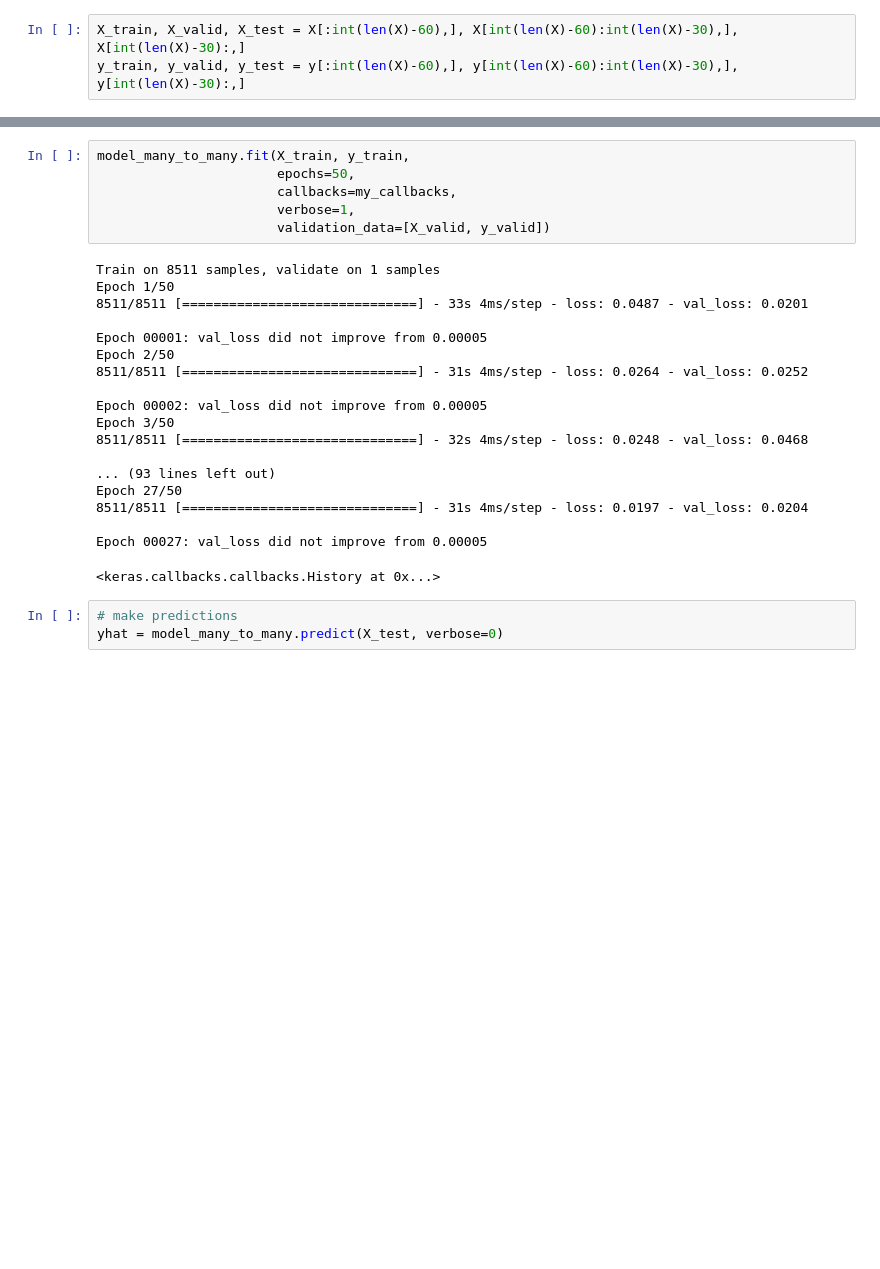
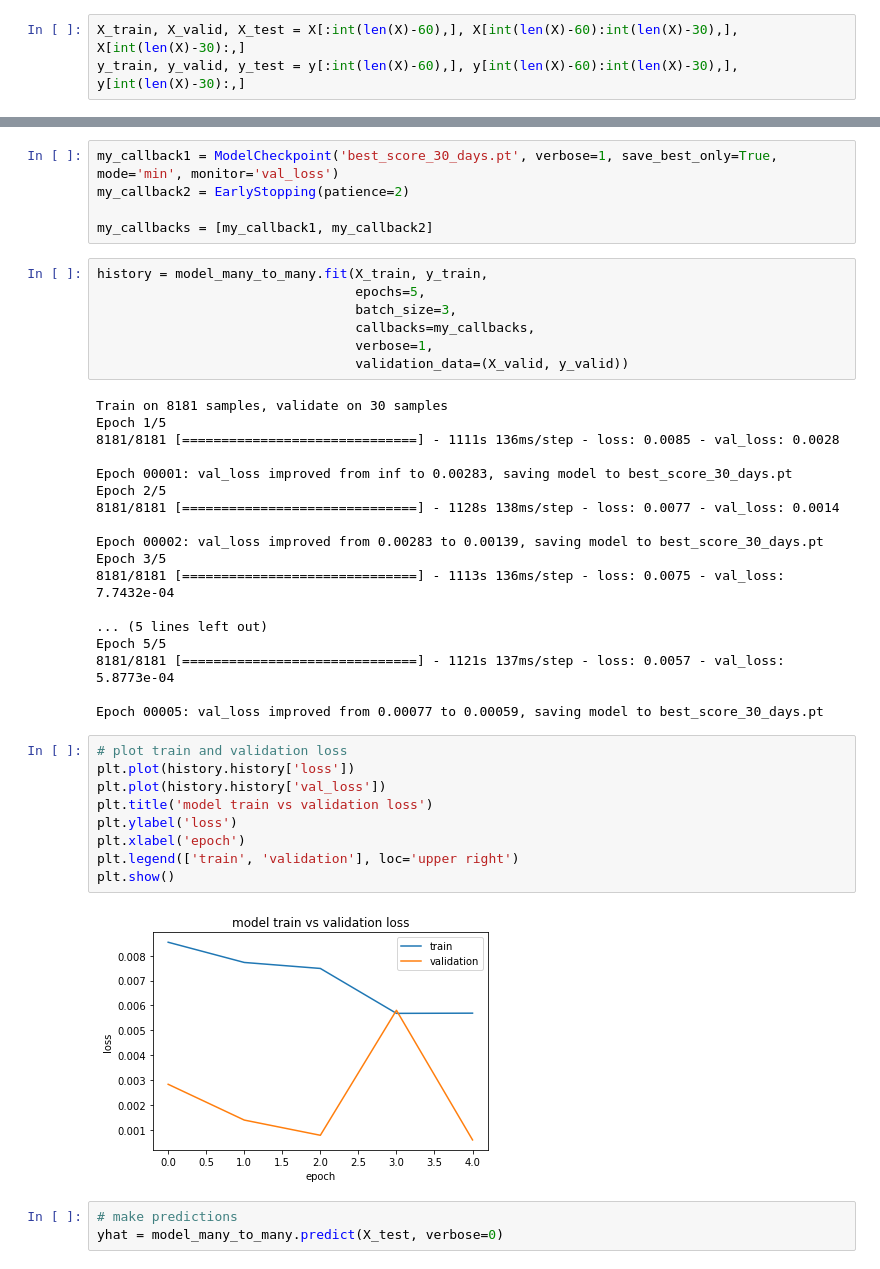
Before and after one commit to gjurcin/MacedoniaStockMarket, a Jupyter notebook: 30_days_prediction/mse_prediction_RNN_gjurcin.ipynb, the cells around one changed output, grey strips where cells are left out. Saved outputs shown, nothing was run; the diff lists cells and outputs as text; blank space fills up the shorter version.

```diff
--- a/30_days_prediction/mse_prediction_RNN_gjurcin.ipynb
+++ b/30_days_prediction/mse_prediction_RNN_gjurcin.ipynb
@@ -313,31 +340,47 @@ Trainable params: 121,301
 Non-trainable params: 0
 _________________________________________________________________
 None
+# %%
+my_callback1 = ModelCheckpoint('best_score_30_days.pt', verbose=1, save_best_only=True, mode='min', monitor='val_loss')
+my_callback2 = EarlyStopping(patience=2)
+
+my_callbacks = [my_callback1, my_callback2]
 # %%
-model_many_to_many.fit(X_train, y_train,
-                       epochs=50,
-                       callbacks=my_callbacks,
-                       verbose=1,
-                       validation_data=[X_valid, y_valid])
+history = model_many_to_many.fit(X_train, y_train,
+                                 epochs=5,
+                                 batch_size=3,
+                                 callbacks=my_callbacks,
+                                 verbose=1,
+                                 validation_data=(X_valid, y_valid))
 # %% [output]
-Train on 8511 samples, validate on 1 samples
-Epoch 1/50
-8511/8511 [==============================] - 33s 4ms/step - loss: 0.0487 - val_loss: 0.0201
+Train on 8181 samples, validate on 30 samples
+Epoch 1/5
+8181/8181 [==============================] - 1111s 136ms/step - loss: 0.0085 - val_loss: 0.0028
 
-Epoch 00001: val_loss did not improve from 0.00005
-Epoch 2/50
-8511/8511 [==============================] - 31s 4ms/step - loss: 0.0264 - val_loss: 0.0252
+Epoch 00001: val_loss improved from inf to 0.00283, saving model to best_score_30_days.pt
+Epoch 2/5
+8181/8181 [==============================] - 1128s 138ms/step - loss: 0.0077 - val_loss: 0.0014
 
-Epoch 00002: val_loss did not improve from 0.00005
-Epoch 3/50
-8511/8511 [==============================] - 32s 4ms/step - loss: 0.0248 - val_loss: 0.0468
+Epoch 00002: val_loss improved from 0.00283 to 0.00139, saving model to best_score_30_days.pt
+Epoch 3/5
+8181/8181 [==============================] - 1113s 136ms/step - loss: 0.0075 - val_loss: 7.7432e-04
 
-... (93 lines left out)
-Epoch 27/50
-8511/8511 [==============================] - 31s 4ms/step - loss: 0.0197 - val_loss: 0.0204
+... (5 lines left out)
+Epoch 5/5
+8181/8181 [==============================] - 1121s 137ms/step - loss: 0.0057 - val_loss: 5.8773e-04
 
-Epoch 00027: val_loss did not improve from 0.00005
+Epoch 00005: val_loss improved from 0.00077 to 0.00059, saving model to best_score_30_days.pt
-<keras.callbacks.callbacks.History at 0x...>
+# %%
+# plot train and validation loss
+plt.plot(history.history['loss'])
+plt.plot(history.history['val_loss'])
+plt.title('model train vs validation loss')
+plt.ylabel('loss')
+plt.xlabel('epoch')
+plt.legend(['train', 'validation'], loc='upper right')
+plt.show()
+# %% [output]
+[figure, added]
 # %%
 # make predictions
 yhat = model_many_to_many.predict(X_test, verbose=0)
```
Also changed, not shown: parts of 21 cells of this notebook, 10 other files.
